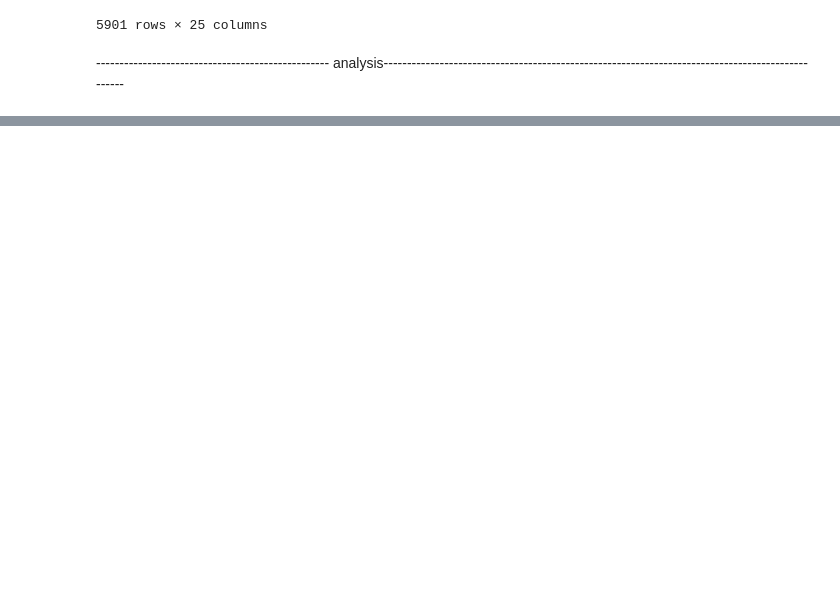
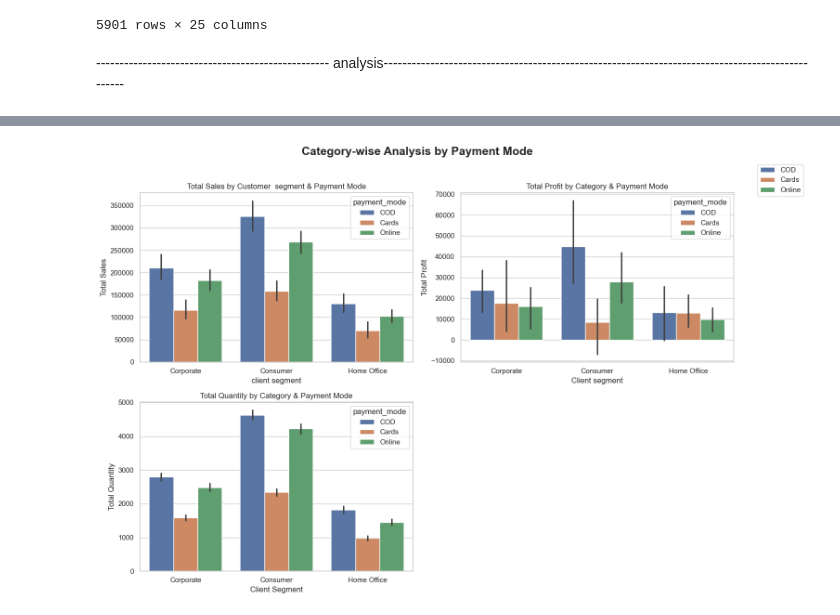
Before and after one commit to anish00ti/sales_analysis, a Jupyter notebook: sales_analysis.ipynb, the cells around one changed output, grey strips where cells are left out. Saved outputs shown, nothing was run; the diff lists cells and outputs as text; code cells hidden in the pictures; blank space fills up the shorter version.

```diff
--- a/sales_analysis.ipynb
+++ b/sales_analysis.ipynb
@@ -117,0 +282,46 @@ df[list]= df[list].astype('category')
+# %%
+sns.set_theme(style="whitegrid")
+
+fig, axes = plt.subplots(2, 2, figsize=(14, 10))
+
+# --- Sales by Category ---
+sns.barplot(
+    data=df, x='segment', y='sales', estimator=np.sum, hue='payment_mode',
+    ax=axes[0, 0]
+)
+axes[0, 0].set_title("Total Sales by Customer  segment & Payment Mode")
+axes[0, 0].set_xlabel("client segment")
+axes[0, 0].set_ylabel("Total Sales")
+
+# --- Profit by Category ---
+sns.barplot(
+    data=df, x='segment', y='profit', estimator=np.sum, hue='payment_mode',
+    ax=axes[0, 1]
+)
+axes[0, 1].set_title("Total Profit by Category & Payment Mode")
+axes[0, 1].set_xlabel("Client segment")
+axes[0, 1].set_ylabel("Total Profit")
+
+# --- Quantity by Category ---
+sns.barplot(
+    data=df, x='segment', y='quantity', estimator=np.sum, hue='payment_mode',
+    ax=axes[1, 0]
+)
+axes[1, 0].set_title("Total Quantity by Category & Payment Mode")
+axes[1, 0].set_xlabel("Client Segment")
+axes[1, 0].set_ylabel("Total Quantity")
+
+# Remove empty subplot (bottom-right)
+axes[1, 1].axis("off")
+
+# Adjust layout
+plt.suptitle("Category-wise Analysis by Payment Mode", fontsize=18, fontweight="bold")
+plt.tight_layout(rect=[0, 0, 1, 0.96])  # leave space for main title
+
+# Move legend outside (so it doesn’t clutter)
+handles, labels = axes[0, 0].get_legend_handles_labels()
+fig.legend(handles, labels, loc="upper right", bbox_to_anchor=(1.1, 0.95))
+
+plt.show()
+# %% [output]
+[figure, added]
```
Also changed, not shown: parts of 17 cells of this notebook.
